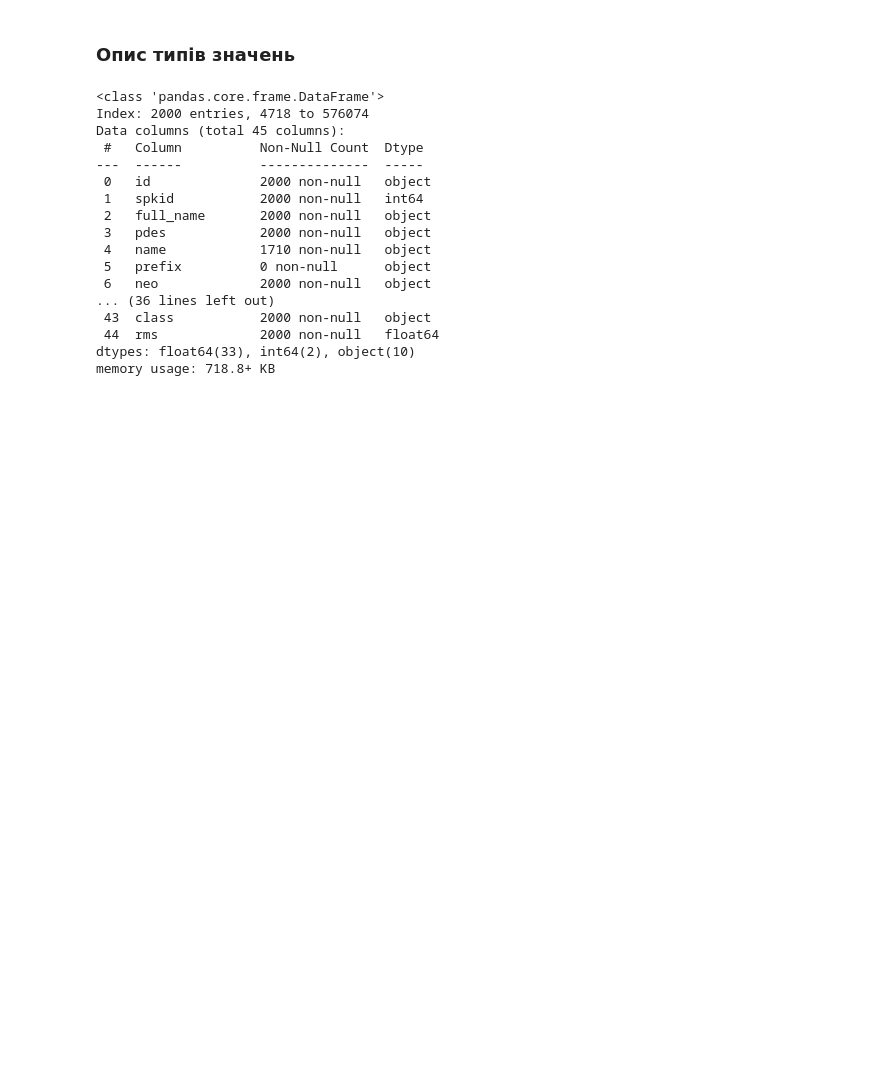
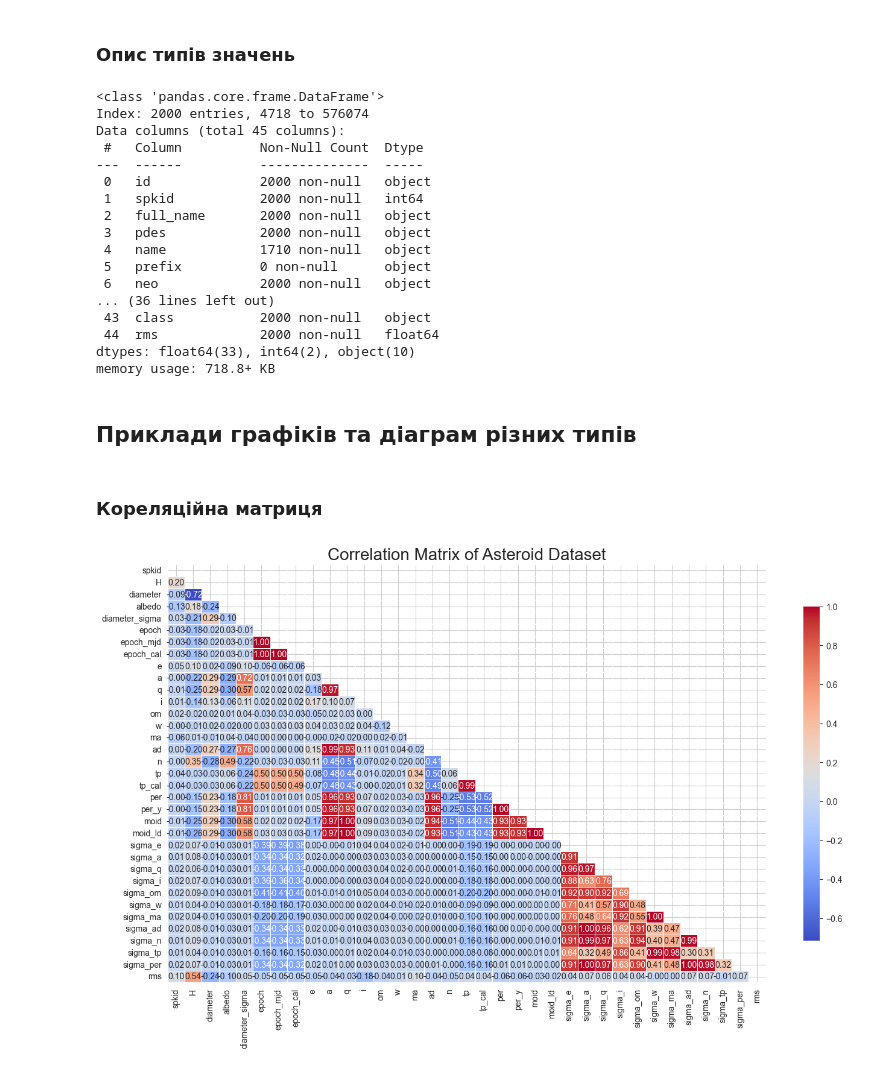
Before and after one commit to MykhailoMatsyshyn/asteroid-size-prediction, a Jupyter notebook: src/1_DataAnalysis.ipynb, the cells around one changed output. Drawn from its saved outputs; the diff is of its cells as text; code cells hidden in the pictures; blank space fills up the shorter version.

Commit message:
Data analysis completed: correlations and visualizations added, markdown conclusions drafted

```diff
--- a/src/1_DataAnalysis.ipynb
+++ b/src/1_DataAnalysis.ipynb
@@ -234,3 +255,29 @@ Data columns (total 45 columns):
  44  rms             2000 non-null   float64
 dtypes: float64(33), int64(2), object(10)
 memory usage: 718.8+ KB
+# %% [markdown]
+##  Приклади графіків та діаграм різних типів
+# %% [markdown]
+### Кореляційна матриця
+# %%
+# Вибір числових стовпців
+numeric_df = df.select_dtypes(include=[np.number])
+
+# Розрахунок кореляційної матриці для числових стовпців
+correlation_matrix = numeric_df.corr()
+
+# Створення маски для верхнього трикутника
+mask = np.triu(np.ones_like(correlation_matrix, dtype=bool))
+
+# Налаштування розміру фігури
+plt.figure(figsize=(16, 9))
+
+# Побудова теплової карти
+sns.heatmap(correlation_matrix, mask=mask, cmap="coolwarm", annot=True, fmt=".2f",
+            linewidths=0.5, cbar_kws={"shrink": 0.8}, annot_kws={"size": 10})
+
+# Заголовок
+plt.title("Correlation Matrix of Asteroid Dataset", size=20)
+plt.show()
+# %% [output]
+[figure, added]
```
Also changed, not shown: parts of 20 cells of this notebook.
